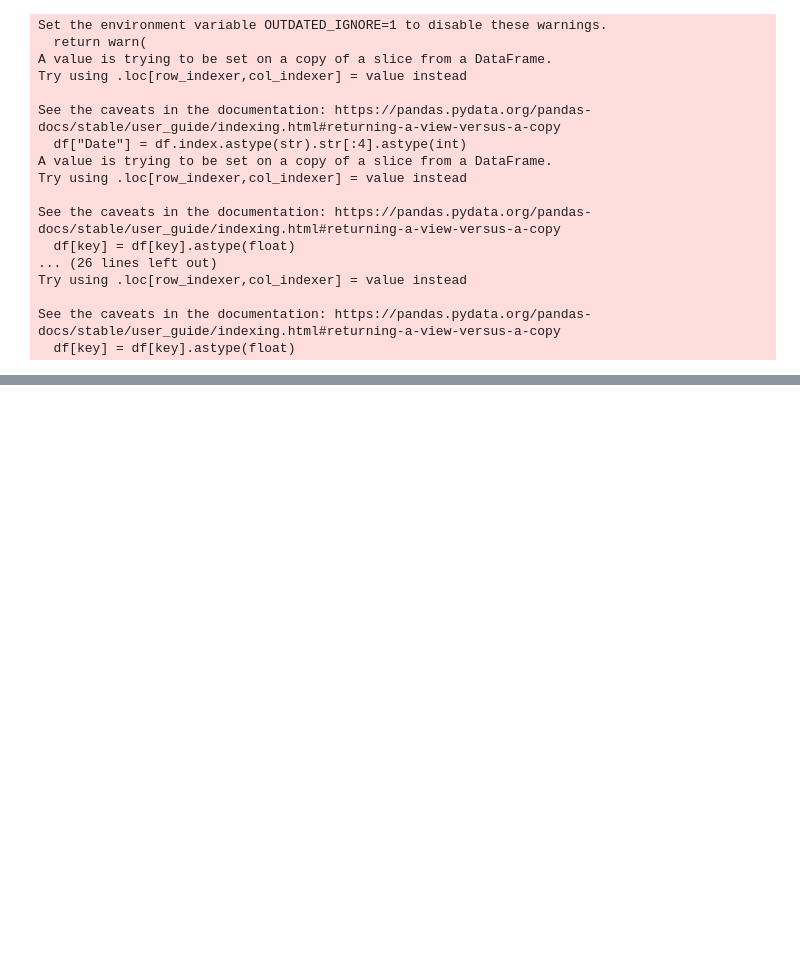
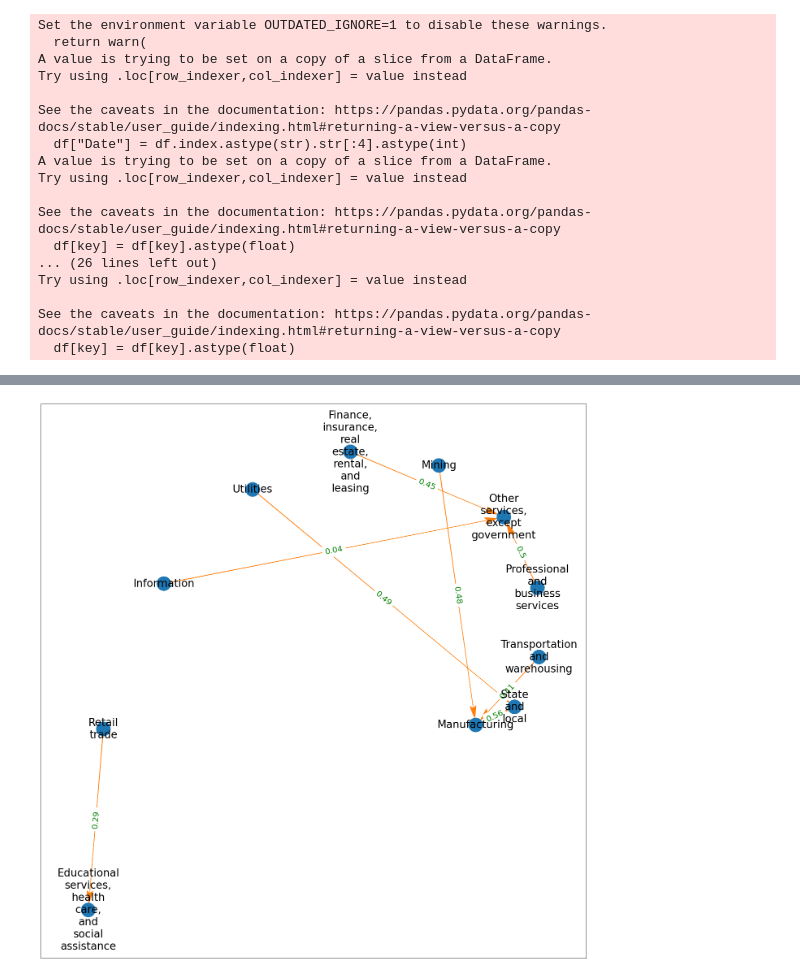
Before and after one commit to jlcatonjr/Learn-Python-for-Stats-and-Econ, a Jupyter notebook: Projects/Federal Reserve Data/Macro and Financial Data with DAG.ipynb, the cells around one changed output, grey strips where cells are left out. Cells and saved outputs as stored; diff of their text form; code cells hidden in the pictures; blank space fills up the shorter version.

```diff
--- a/Projects/Federal Reserve Data/Macro and Financial Data with DAG.ipynb
+++ b/Projects/Federal Reserve Data/Macro and Financial Data with DAG.ipynb
@@ -787,34 +814,36 @@ from matplotlib.patches import ArrowStyle
 import networkx as nx
 plt.rcParams.update({"font.size":20})
 
 def graph_DAG(edges, df, title = ""):
     pcorr = df.pcorr()
     graph = nx.DiGraph()
     edge_labels = {}
     for edge in edges:
         edge_labels[edge] = str(round(pcorr[edge[0]].loc[edge[1]],2))
 
     graph.add_edges_from(edges)
     color_map = ["C0" for g in graph]
 
     fig, ax = plt.subplots(figsize = (20,20))
     graph.nodes()
     plt.tight_layout()
-    pos = nx.spring_layout(graph)#, k = 5/(len(sig_corr.keys())**.5))
+    pos = nx.spiral_layout(graph)#, k = 5/(len(sig_corr.keys())**.5))
 
     plt.title(title, fontsize = 30)
     nx.draw_networkx(graph, pos, node_color=color_map, node_size = 1200,
                      with_labels=True,  arrows=True,
                      #font_color = "white",
                      font_size = 26, alpha = 1,
                      width = 1, edge_color = "C1",
                      arrowstyle=ArrowStyle("Fancy, head_length=3, head_width=1.5, tail_width=.1"), ax = ax)
     nx.draw_networkx_edge_labels(graph,pos,
                                  edge_labels=edge_labels,
                                  font_color='green',
                                  font_size=20)
 
 graph_DAG(edges, dag_df)
+# %% [output]
+[figure, added]
 # %%
 from pgmpy.estimators import PC
 from pgmpy.base import DAG
```
Also changed, not shown: parts of 3 cells of this notebook, 4 other files.
